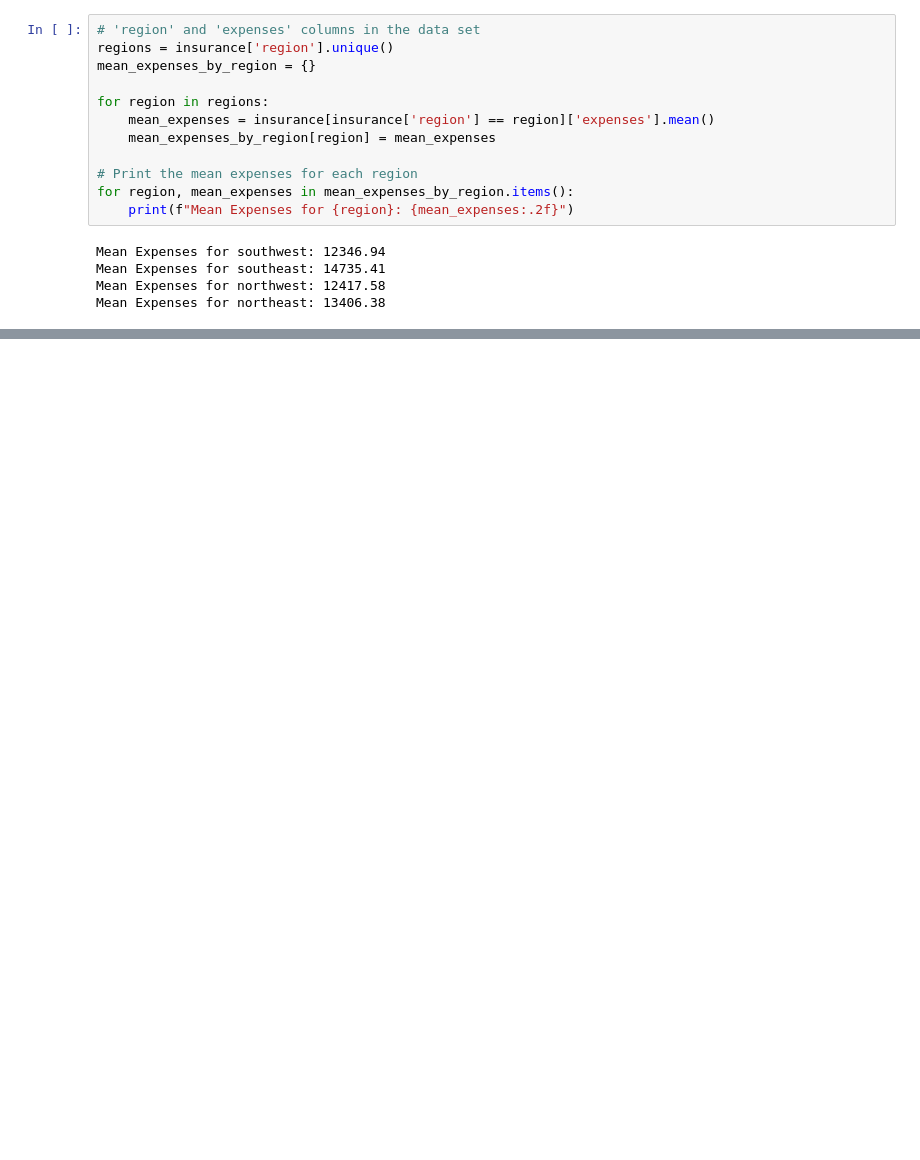
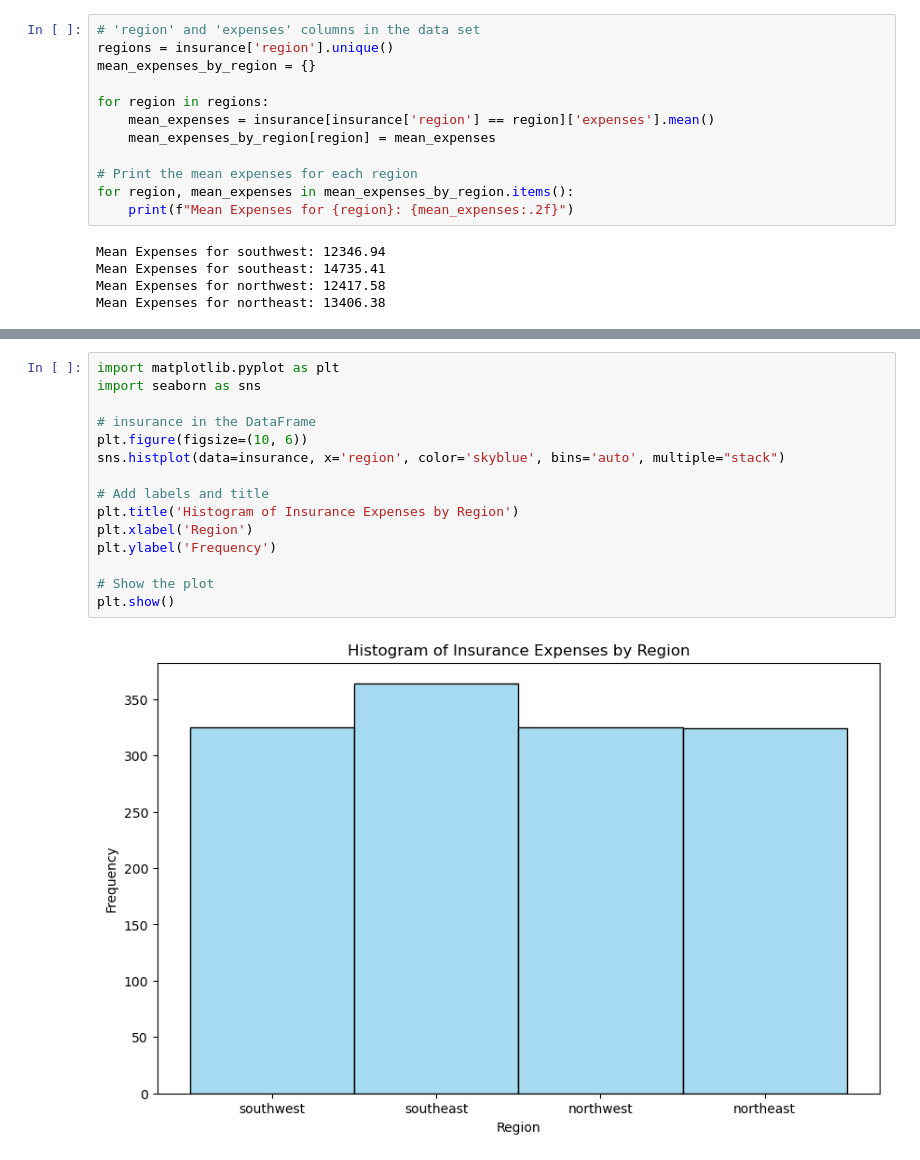
Before and after one commit to MAvdejev/Business-Statistics, a Jupyter notebook: region.ipynb, the cells around one changed output, grey strips where cells are left out. Drawn from its saved outputs; the diff is of its cells as text; blank space fills up the shorter version.

```diff
--- a/region.ipynb
+++ b/region.ipynb
@@ -97,0 +151,17 @@ Reject the null hypothesis (Ha): Living in a region in the United States does ha
+# %%
+import matplotlib.pyplot as plt
+import seaborn as sns
+
+# insurance in the DataFrame
+plt.figure(figsize=(10, 6))
+sns.histplot(data=insurance, x='region', color='skyblue', bins='auto', multiple="stack")
+
+# Add labels and title
+plt.title('Histogram of Insurance Expenses by Region')
+plt.xlabel('Region')
+plt.ylabel('Frequency')
+
+# Show the plot
+plt.show()
+# %% [output]
+[figure, added]
```
Also changed, not shown: parts of 18 cells of this notebook, 1 other file.
